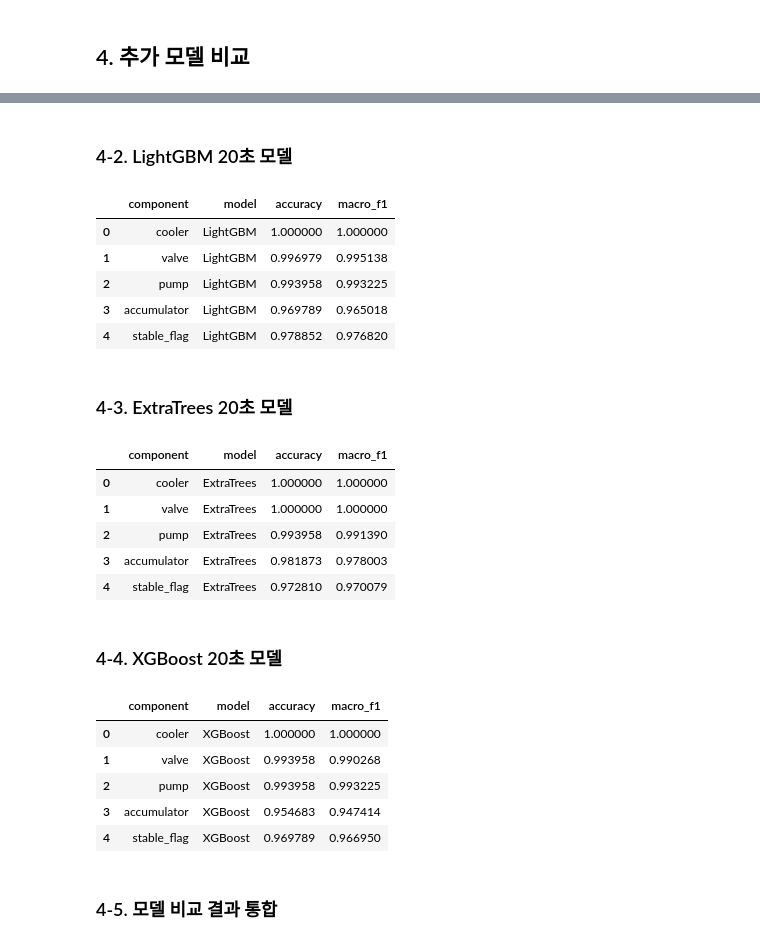
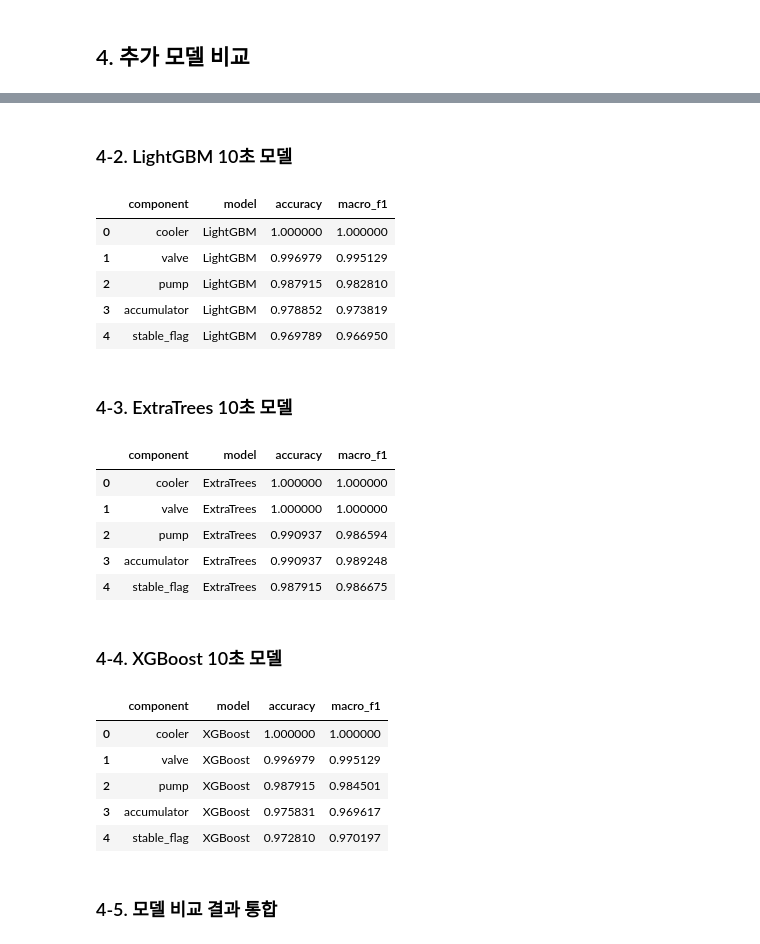
Before and after one commit to yuudong123/ai-first-project, a Jupyter notebook: notebooks/03_model_evaluation.ipynb, the cells around one changed output, grey strips where cells are left out. Saved outputs shown, nothing was run; the diff lists cells and outputs as text; code cells hidden in the pictures.

```diff
--- a/notebooks/03_model_evaluation.ipynb
+++ b/notebooks/03_model_evaluation.ipynb
@@ -468,13 +468,13 @@ rf_compare_models = {}
 
 for component in target_order:
     X_train, y_train = get_xy(
-        features_20s,
+        features_10s,
         train_ids,
         component
     )
 
     X_val, y_val = get_xy(
-        features_20s,
+        features_10s,
         val_ids,
         component
     )
@@ -534,18 +534,18 @@ display(
 # %% [markdown]
-### 4-2. LightGBM 20초 모델
+### 4-2. LightGBM 10초 모델
 # %%
 lgb_compare_results = []
 lgb_compare_models = {}
 
 for component in target_order:
     X_train, y_train = get_xy(
-        features_20s,
+        features_10s,
         train_ids,
         component
     )
 
     X_val, y_val = get_xy(
-        features_20s,
+        features_10s,
         val_ids,
         component
     )
@@ -599,25 +599,25 @@ display(
 # %% [output]
 |  | component | model | accuracy | macro_f1 |
 | 0 | cooler | LightGBM | 1.000000 | 1.000000 |
-| 1 | valve | LightGBM | 0.996979 | 0.995138 |
-| 2 | pump | LightGBM | 0.993958 | 0.993225 |
-| 3 | accumulator | LightGBM | 0.969789 | 0.965018 |
-| 4 | stable_flag | LightGBM | 0.978852 | 0.976820 |
+| 1 | valve | LightGBM | 0.996979 | 0.995129 |
+| 2 | pump | LightGBM | 0.987915 | 0.982810 |
+| 3 | accumulator | LightGBM | 0.978852 | 0.973819 |
+| 4 | stable_flag | LightGBM | 0.969789 | 0.966950 |
 # %% [markdown]
-### 4-3. ExtraTrees 20초 모델
+### 4-3. ExtraTrees 10초 모델
 # %%
 extra_compare_results = []
 extra_compare_models = {}
 
 for component in target_order:
     X_train, y_train = get_xy(
-        features_20s,
+        features_10s,
         train_ids,
         component
     )
 
     X_val, y_val = get_xy(
-        features_20s,
+        features_10s,
         val_ids,
         component
     )
@@ -671,11 +671,11 @@ display(
 |  | component | model | accuracy | macro_f1 |
 | 0 | cooler | ExtraTrees | 1.000000 | 1.000000 |
 | 1 | valve | ExtraTrees | 1.000000 | 1.000000 |
-| 2 | pump | ExtraTrees | 0.993958 | 0.991390 |
-| 3 | accumulator | ExtraTrees | 0.981873 | 0.978003 |
-| 4 | stable_flag | ExtraTrees | 0.972810 | 0.970079 |
+| 2 | pump | ExtraTrees | 0.990937 | 0.986594 |
+| 3 | accumulator | ExtraTrees | 0.990937 | 0.989248 |
+| 4 | stable_flag | ExtraTrees | 0.987915 | 0.986675 |
 # %% [markdown]
-### 4-4. XGBoost 20초 모델
+### 4-4. XGBoost 10초 모델
 # %%
 xgb_compare_results = []
 xgb_compare_models = {}
@@ -683,13 +683,13 @@ xgb_compare_models = {}
 if XGBOOST_AVAILABLE:
     for component in target_order:
         X_train, y_train = get_xy(
-            features_20s,
+            features_10s,
             train_ids,
             component
         )
 
         X_val, y_val = get_xy(
-            features_20s,
+            features_10s,
             val_ids,
             component
         )
@@ -741,37 +741,37 @@ if XGBOOST_AVAILABLE:
                 "XGBoost",
             "accuracy":
                 accuracy_score(
                     y_val,
                     pred
                 ),
             "macro_f1":
                 f1_score(
                     y_val,
                     pred,
                     average="macro",
                     zero_division=0
                 )
         })
 
     xgb_compare_results = pd.DataFrame(
         xgb_compare_results
     )
 
     display(
         xgb_compare_results
     )
 
 else:
     print(
         "XGBoost가 설치되지 않아 건너뜁니다."
     )
 # %% [output]
 |  | component | model | accuracy | macro_f1 |
 | 0 | cooler | XGBoost | 1.000000 | 1.000000 |
-| 1 | valve | XGBoost | 0.993958 | 0.990268 |
-| 2 | pump | XGBoost | 0.993958 | 0.993225 |
-| 3 | accumulator | XGBoost | 0.954683 | 0.947414 |
-| 4 | stable_flag | XGBoost | 0.969789 | 0.966950 |
+| 1 | valve | XGBoost | 0.996979 | 0.995129 |
+| 2 | pump | XGBoost | 0.987915 | 0.984501 |
+| 3 | accumulator | XGBoost | 0.975831 | 0.969617 |
+| 4 | stable_flag | XGBoost | 0.972810 | 0.970197 |
 # %% [markdown]
 ### 4-5. 모델 비교 결과 통합
 # %%
```
Also changed, not shown: parts of 27 cells of this notebook, 3 other files.
